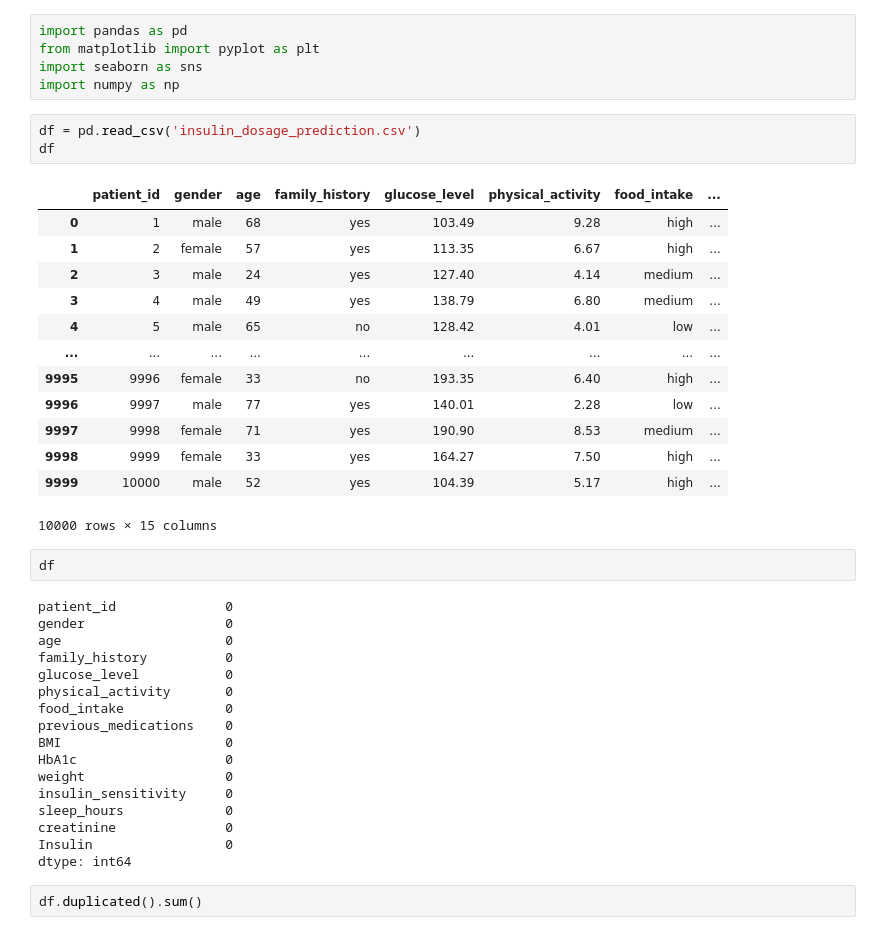
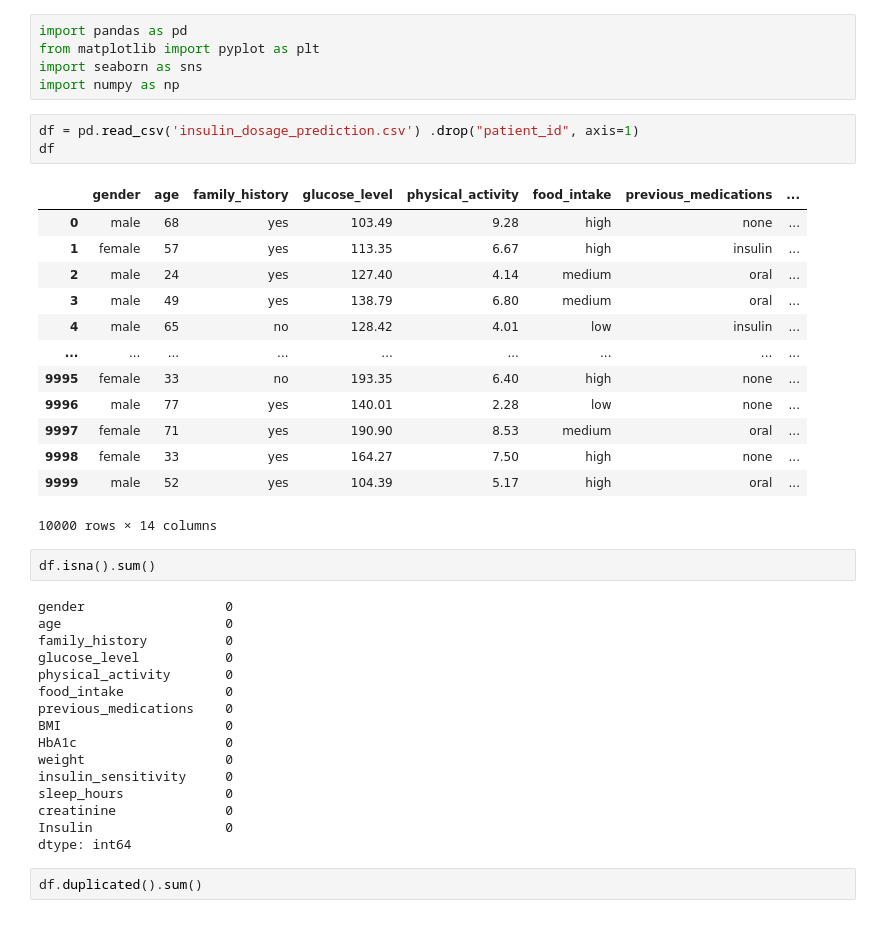
Before and after one commit to ivan-gan-ez/insulin-dosage-predictor, a Jupyter notebook: insulin_dosage.ipynb, the cells around one changed output. Drawn from its saved outputs; the diff is of its cells as text.

```diff
--- a/insulin_dosage.ipynb
+++ b/insulin_dosage.ipynb
@@ -4,26 +4,25 @@ from matplotlib import pyplot as plt
 import seaborn as sns
 import numpy as np
 # %%
-df = pd.read_csv('insulin_dosage_prediction.csv')
+df = pd.read_csv('insulin_dosage_prediction.csv') .drop("patient_id", axis=1)
 df
 # %% [output]
-|  | patient_id | gender | age | family_history | glucose_level | physical_activity | food_intake | ... |
-| 0 | 1 | male | 68 | yes | 103.49 | 9.28 | high | ... |
-| 1 | 2 | female | 57 | yes | 113.35 | 6.67 | high | ... |
-| 2 | 3 | male | 24 | yes | 127.40 | 4.14 | medium | ... |
-| 3 | 4 | male | 49 | yes | 138.79 | 6.80 | medium | ... |
-| 4 | 5 | male | 65 | no | 128.42 | 4.01 | low | ... |
+|  | gender | age | family_history | glucose_level | physical_activity | food_intake | previous_medications | ... |
+| 0 | male | 68 | yes | 103.49 | 9.28 | high | none | ... |
+| 1 | female | 57 | yes | 113.35 | 6.67 | high | insulin | ... |
+| 2 | male | 24 | yes | 127.40 | 4.14 | medium | oral | ... |
+| 3 | male | 49 | yes | 138.79 | 6.80 | medium | oral | ... |
+| 4 | male | 65 | no | 128.42 | 4.01 | low | insulin | ... |
 | ... | ... | ... | ... | ... | ... | ... | ... | ... |
-| 9995 | 9996 | female | 33 | no | 193.35 | 6.40 | high | ... |
-| 9996 | 9997 | male | 77 | yes | 140.01 | 2.28 | low | ... |
-| 9997 | 9998 | female | 71 | yes | 190.90 | 8.53 | medium | ... |
-| 9998 | 9999 | female | 33 | yes | 164.27 | 7.50 | high | ... |
-| 9999 | 10000 | male | 52 | yes | 104.39 | 5.17 | high | ... |
+| 9995 | female | 33 | no | 193.35 | 6.40 | high | none | ... |
+| 9996 | male | 77 | yes | 140.01 | 2.28 | low | none | ... |
+| 9997 | female | 71 | yes | 190.90 | 8.53 | medium | oral | ... |
+| 9998 | female | 33 | yes | 164.27 | 7.50 | high | none | ... |
+| 9999 | male | 52 | yes | 104.39 | 5.17 | high | oral | ... |
-10000 rows × 15 columns
+10000 rows × 14 columns
 # %%
-df
+df.isna().sum()
 # %% [output]
-patient_id              0
 gender                  0
 age                     0
 family_history          0
```
Also changed, not shown: parts of 8 cells of this notebook.
